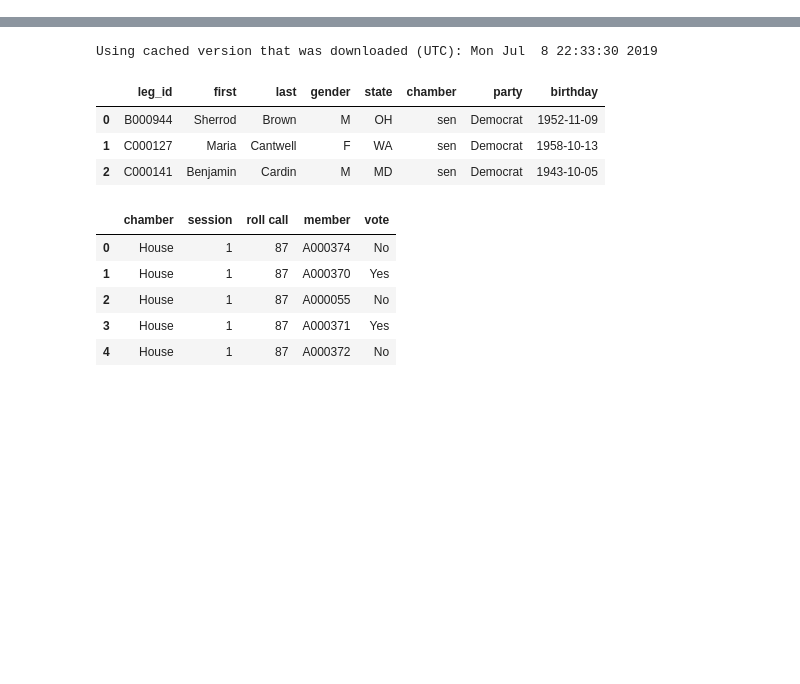
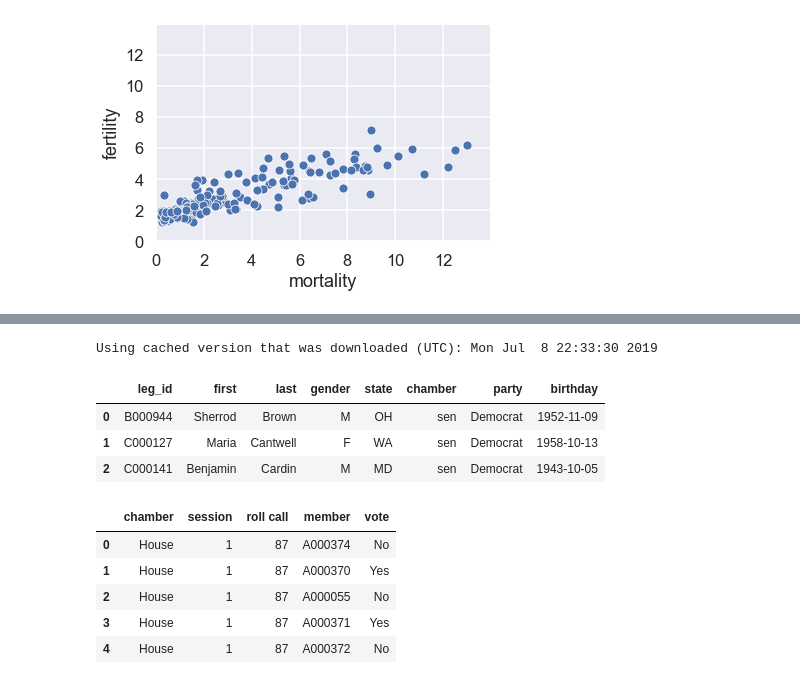
Before and after one commit to szw2016run/UCB-DS100, a Jupyter notebook: lec/lec10/lec10.ipynb, the cells around one changed output, grey strips where cells are left out. Drawn from its saved outputs; the diff is of its cells as text; code cells hidden in the pictures; blank space fills up the shorter version.

```diff
--- a/lec/lec10/lec10.ipynb
+++ b/lec/lec10/lec10.ipynb
@@ -32,0 +62,9 @@ pd.set_option('precision', 2)
+# %%
+# Downloads from https://www.gapminder.org/data/
+cm_path = 'child_mortality_0_5_year_olds_dying_per_1000_born.csv'
+fe_path = 'children_per_woman_total_fertility.csv'
+cm = pd.read_csv(cm_path).set_index('country')['2017'].to_frame()/10
+fe = pd.read_csv(fe_path).set_index('country')['2017'].to_frame()
+data = cm.merge(fe, left_index=True, right_index=True).dropna()
+data.columns = ['mortality', 'fertility']
+data.head()
@@ -32,0 +79,12 @@ pd.set_option('precision', 2)
+# %%
+def scatter():
+    sns.scatterplot('mortality', 'fertility', data=data)
+    plt.xlim([0, 14])
+    plt.ylim([0, 14])
+    plt.xticks(np.arange(0, 14, 2))
+    plt.yticks(np.arange(0, 14, 2))
+
+
+scatter()
+# %% [output]
+[figure, added]
```
Also changed, not shown: parts of 23 cells of this notebook, 3 other files.
